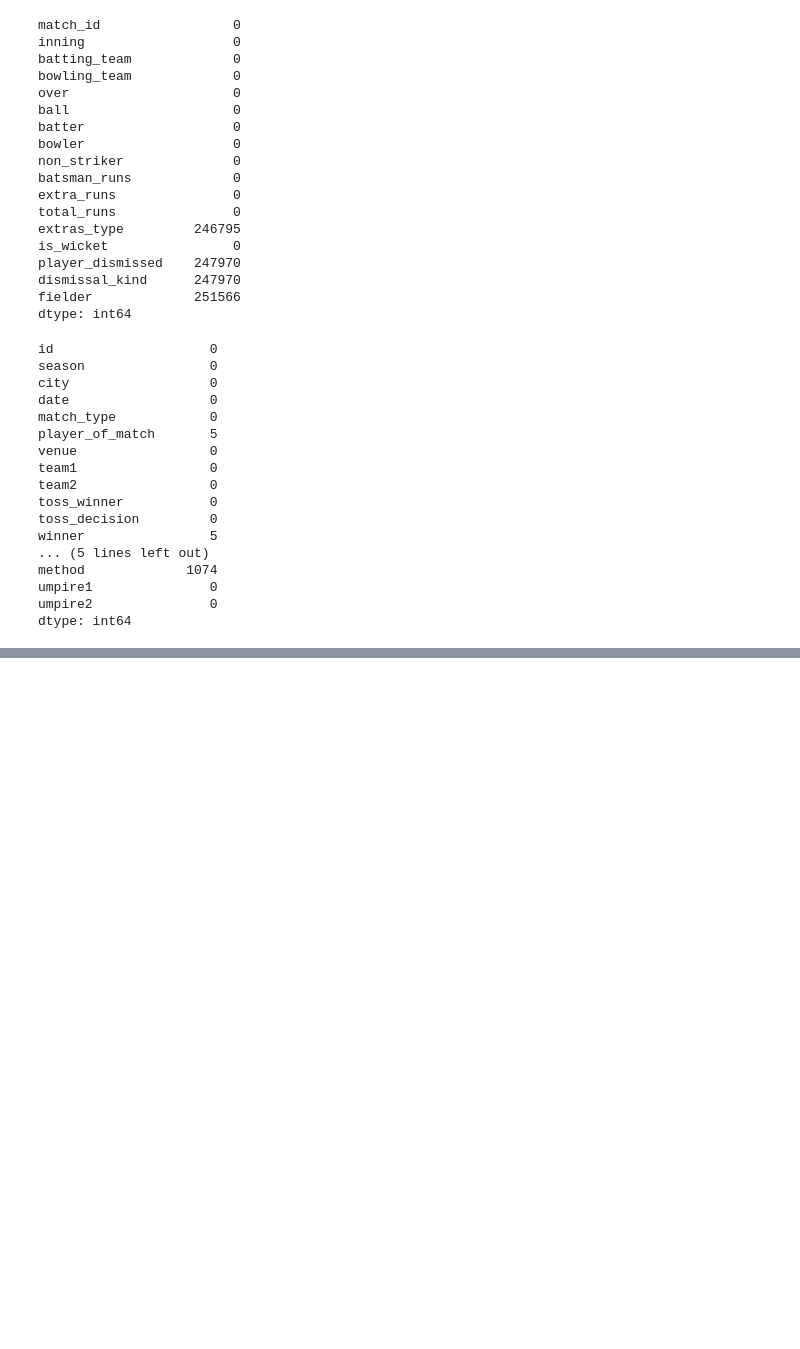
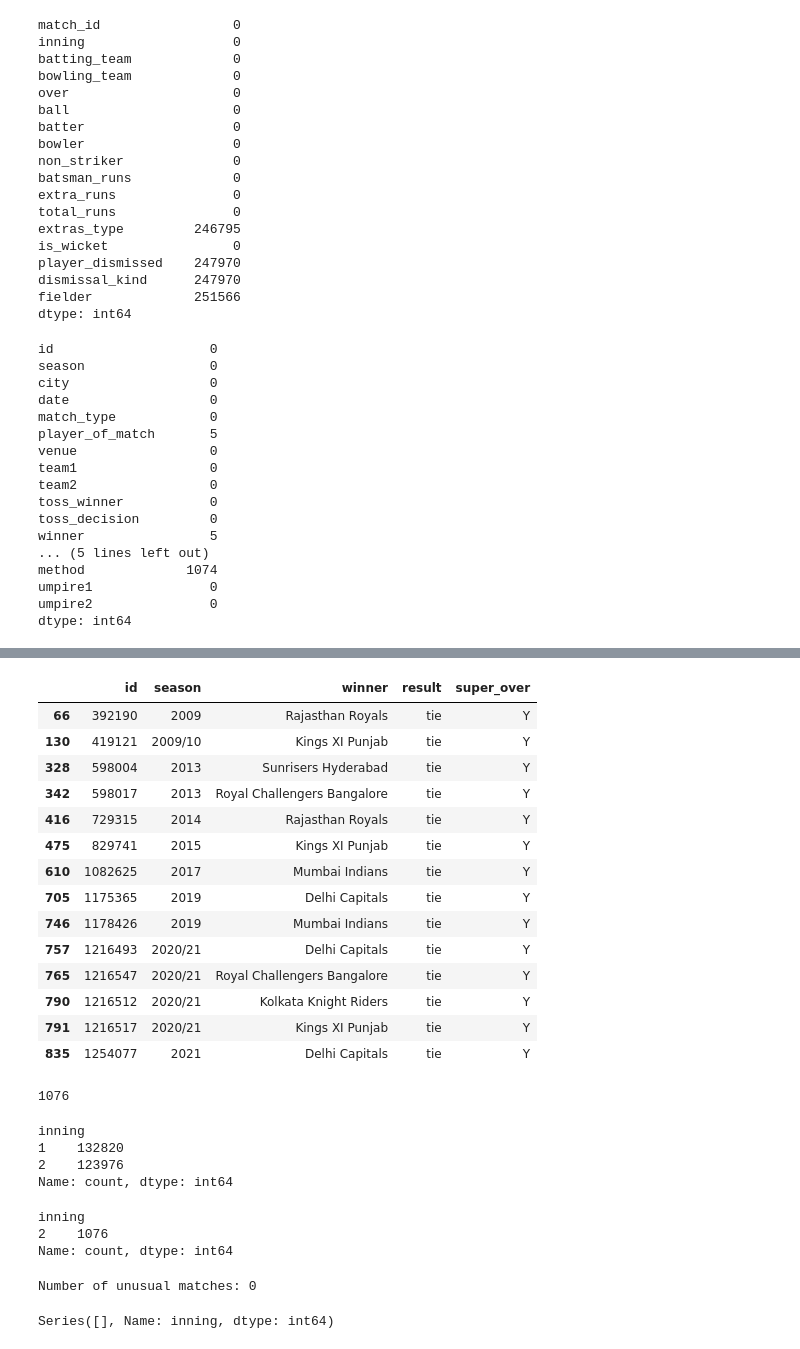
Before and after one commit to Sanjay1972/IPL-Analytics, a Jupyter notebook: src/IPL_analytics.ipynb, the cells around one changed output, grey strips where cells are left out. Cells and saved outputs as stored; diff of their text form; code cells hidden in the pictures; blank space fills up the shorter version.

```diff
--- a/src/IPL_analytics.ipynb
+++ b/src/IPL_analytics.ipynb
@@ -191,0 +222,18 @@ dtype: int64
+# %%
+df2.loc[df2["result"] == "tie", ["id", "season", "winner", "result", "super_over"]]
+# %% [output]
+|  | id | season | winner | result | super_over |
+| 66 | 392190 | 2009 | Rajasthan Royals | tie | Y |
+| 130 | 419121 | 2009/10 | Kings XI Punjab | tie | Y |
+| 328 | 598004 | 2013 | Sunrisers Hyderabad | tie | Y |
+| 342 | 598017 | 2013 | Royal Challengers Bangalore | tie | Y |
+| 416 | 729315 | 2014 | Rajasthan Royals | tie | Y |
+| 475 | 829741 | 2015 | Kings XI Punjab | tie | Y |
+| 610 | 1082625 | 2017 | Mumbai Indians | tie | Y |
+| 705 | 1175365 | 2019 | Delhi Capitals | tie | Y |
+| 746 | 1178426 | 2019 | Mumbai Indians | tie | Y |
+| 757 | 1216493 | 2020/21 | Delhi Capitals | tie | Y |
+| 765 | 1216547 | 2020/21 | Royal Challengers Bangalore | tie | Y |
+| 790 | 1216512 | 2020/21 | Kolkata Knight Riders | tie | Y |
+| 791 | 1216517 | 2020/21 | Kings XI Punjab | tie | Y |
+| 835 | 1254077 | 2021 | Delhi Capitals | tie | Y |
@@ -191,0 +252,31 @@ dtype: int64
+# %%
+merged_df["id"].nunique()
+# %% [output]
+1076
+# %%
+merged_df["inning"].value_counts().sort_index()
+# %% [output]
+inning
+1    132820
+2    123976
+Name: count, dtype: int64
+# %%
+innings_per_match = (
+    merged_df.groupby("id")["inning"]
+    .nunique()
+)
+
+innings_per_match.value_counts().sort_index()
+# %% [output]
+inning
+2    1076
+Name: count, dtype: int64
+# %%
+unusual_matches = innings_per_match[innings_per_match != 2]
+
+print("Number of unusual matches:", len(unusual_matches))
+
+unusual_matches
+# %% [output]
+Number of unusual matches: 0
+Series([], Name: inning, dtype: int64)
```
Also changed, not shown: parts of 24 cells of this notebook.
